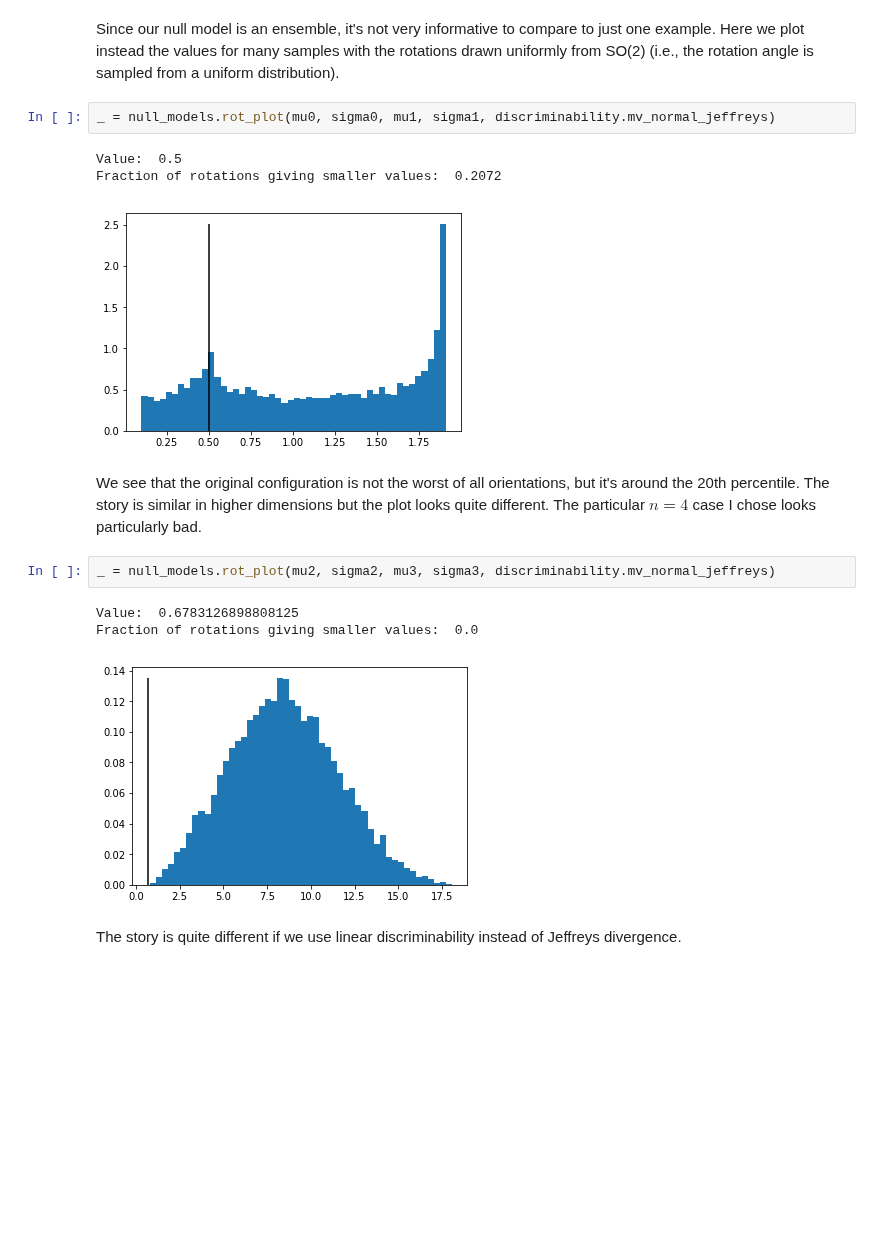
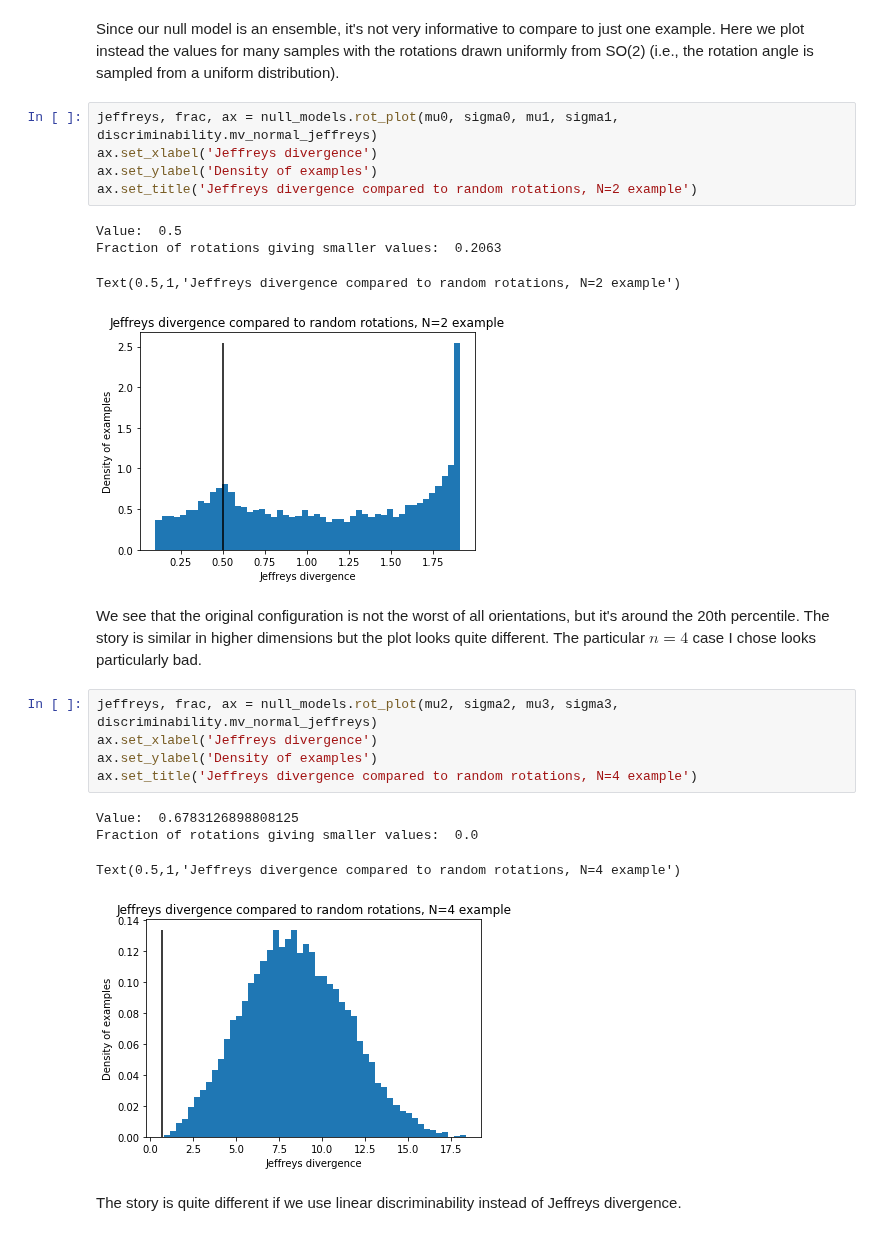
Before and after one commit to BouchardLab/noise_correlations, a Jupyter notebook: notebooks/null_models.ipynb, the cells around one changed output. Drawn from its saved outputs; the diff is of its cells as text; blank space fills up the shorter version.

```diff
--- a/notebooks/null_models.ipynb
+++ b/notebooks/null_models.ipynb
@@ -104,18 +103,26 @@ Jeffreys: 1.1373580810172386
 # %% [markdown]
 Since our null model is an ensemble, it's not very informative to compare to just one example. Here we plot instead the values for many samples with the rotations drawn uniformly from SO(2) (i.e., the rotation angle is sampled from a uniform distribution).
-# %%
-_ = null_models.rot_plot(mu0, sigma0, mu1, sigma1, discriminability.mv_normal_jeffreys)
-# %% [output]
-Value:  0.5
-Fraction of rotations giving smaller values:  0.2072
-[figure, removed]
+# %%
+jeffreys, frac, ax = null_models.rot_plot(mu0, sigma0, mu1, sigma1, discriminability.mv_normal_jeffreys)
+ax.set_xlabel('Jeffreys divergence')
+ax.set_ylabel('Density of examples')
+ax.set_title('Jeffreys divergence compared to random rotations, N=2 example')
+# %% [output]
+Value:  0.5
+Fraction of rotations giving smaller values:  0.2063
+Text(0.5,1,'Jeffreys divergence compared to random rotations, N=2 example')
+[figure, added]
 # %% [markdown]
 We see that the original configuration is not the worst of all orientations, but it's around the 20th percentile. The story is similar in higher dimensions but the plot looks quite different. The particular $n = 4$ case I chose looks particularly bad.
-# %%
-_ = null_models.rot_plot(mu2, sigma2, mu3, sigma3, discriminability.mv_normal_jeffreys)
-# %% [output]
-Value:  0.6783126898808125
-Fraction of rotations giving smaller values:  0.0
-[figure, removed]
+# %%
+jeffreys, frac, ax = null_models.rot_plot(mu2, sigma2, mu3, sigma3, discriminability.mv_normal_jeffreys)
+ax.set_xlabel('Jeffreys divergence')
+ax.set_ylabel('Density of examples')
+ax.set_title('Jeffreys divergence compared to random rotations, N=4 example')
+# %% [output]
+Value:  0.6783126898808125
+Fraction of rotations giving smaller values:  0.0
+Text(0.5,1,'Jeffreys divergence compared to random rotations, N=4 example')
+[figure, added]
 # %% [markdown]
 The story is quite different if we use linear discriminability instead of Jeffreys divergence.
```
Also changed, not shown: parts of 15 cells of this notebook.
